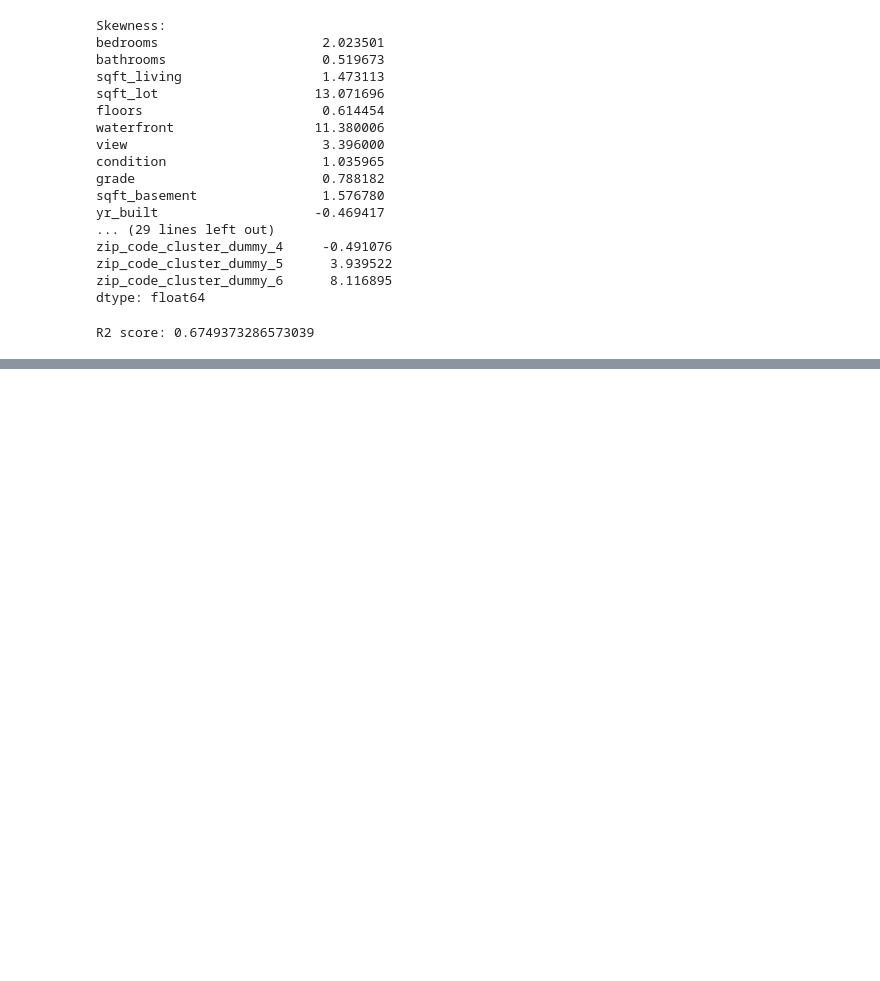
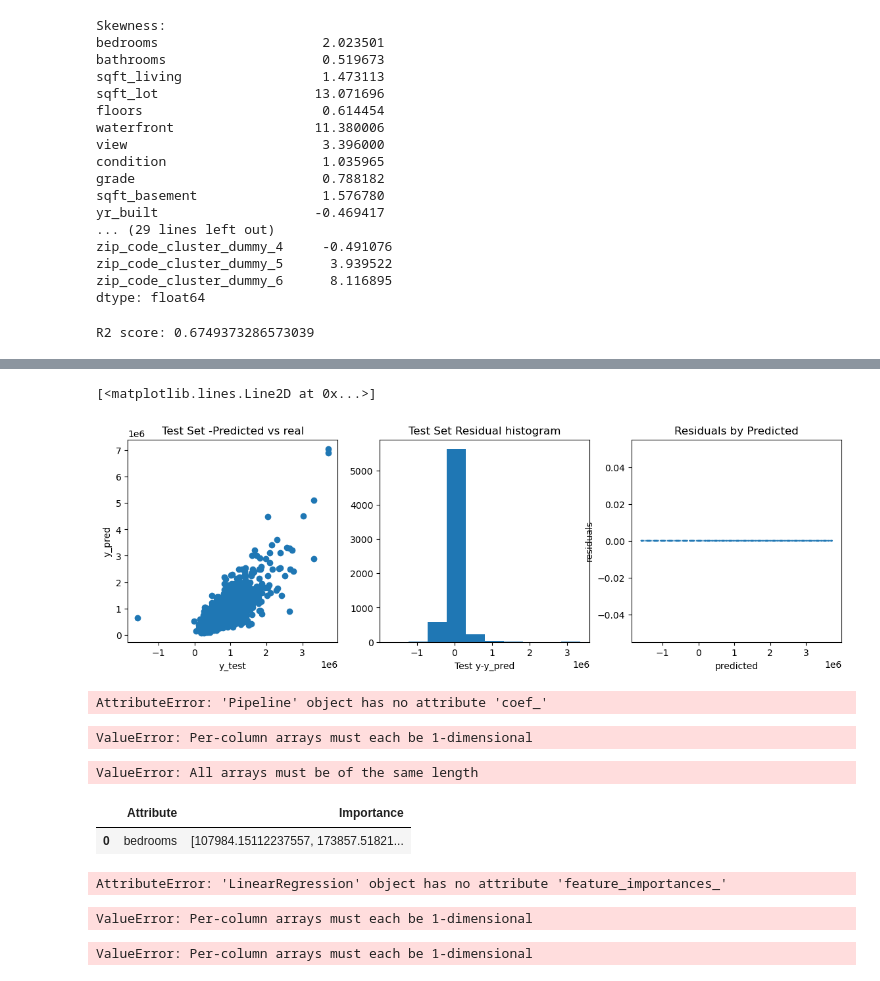
Before and after one commit to mathildemariemonge/Selling-Seattle, a Jupyter notebook: combination_transformer_scaler_ilkay.ipynb, the cells around one changed output, grey strips where cells are left out. Drawn from its saved outputs; the diff is of its cells as text; code cells hidden in the pictures; blank space fills up the shorter version.

Commit message:
Update combination_transformer_scaler_ilkay.ipynb
update, feature importances added

```diff
--- a/combination_transformer_scaler_ilkay.ipynb
+++ b/combination_transformer_scaler_ilkay.ipynb
@@ -370,0 +391,52 @@ R2 score: 0.6749373286573039
+# %%
+fig, ax = plt.subplots(1,3,figsize=(14,4))
+ax[0].plot(y_pred, y_test, 'o')
+ax[0].set_xlabel("y_test")
+ax[0].set_ylabel("y_pred")
+ax[0].set_title("Test Set -Predicted vs real")
+
+# Get a histogram of the residuals ie: y - y_pred.  Homoscdasticity
+# It resembles a normal distribution?
+ax[1].hist(y_test - y_pred)
+ax[1].set_xlabel("Test y-y_pred")
+ax[1].set_title("Test Set Residual histogram")
+
+#ax[2].plot(y_pred,y_pred.to_numpy()-y_test.to_numpy(),"o")
+ax[2].set_xlabel("predicted")
+ax[2].set_ylabel("residuals")
+ax[2].set_title("Residuals by Predicted")
+ax[2].plot(y_pred,np.zeros(len(y_pred)),linestyle='dashed')
+# %% [output]
+[<matplotlib.lines.Line2D at 0x...>]
+[figure, added]
+# %%
+features_importances = pd.DataFrame(data={
+    'Attribute': X_train.columns,
+    'Importance': abs(pipe.coef_.reshape(len(X_train.columns),))
+})
+features_importances = features_importances.sort_values(by='Importance', ascending=False)
+features_importances
+# %% [output]
+AttributeError: 'Pipeline' object has no attribute 'coef_'
+# %%
+
+# Get the trained linear regression model
+lr = pipe.named_steps['regressor']
+
+# Get the feature importances
+#features_importances = pd.DataFrame(data={
+#    'Attribute': X_train.columns,
+#    'Importance': abs(lr.coef_)
+#})
+#features_importances = features_importances.sort_values(by='Importance', ascending=False)
+#features_importances
+# %% [output]
+ValueError: Per-column arrays must each be 1-dimensional
+# %%
+features_importances = pd.DataFrame(data={
+    'Attribute': X_train.columns,
+    'Importance': abs(pipe.named_steps['regressor'].coef_[0].reshape(-1,))
+})
+features_importances = features_importances.sort_values(by='Importance', ascending=False)
+# %% [output]
+ValueError: All arrays must be of the same length
@@ -370,0 +448,25 @@ R2 score: 0.6749373286573039
+# %%
+features_importances
+# %% [output]
+|  | Attribute | Importance |
+| 0 | bedrooms | [107984.15112237557, 173857.51821... |
+# %%
+pipe.steps[1][1].feature_importances_
+# %% [output]
+AttributeError: 'LinearRegression' object has no attribute 'feature_importances_'
+# %%
+importance = abs(pipe.named_steps['regressor'].coef_)
+features = X_train.columns
+importances_df = pd.DataFrame({'Feature': features, 'Importance': importance})
+importances_df = importances_df.sort_values(by='Importance', ascending=False)
+print(importances_df)
+# %% [output]
+ValueError: Per-column arrays must each be 1-dimensional
+# %%
+importance = abs(pipe.named_steps['regressor'].coef_)
+features = X_train.columns
+importances_df = pd.DataFrame({'Feature': features, 'Importance': importance})
+importances_df = importances_df.sort_values(by='Importance', ascending=False)
+print(importances_df)
+# %% [output]
+ValueError: Per-column arrays must each be 1-dimensional
```
Also changed, not shown: parts of 7 cells of this notebook.
